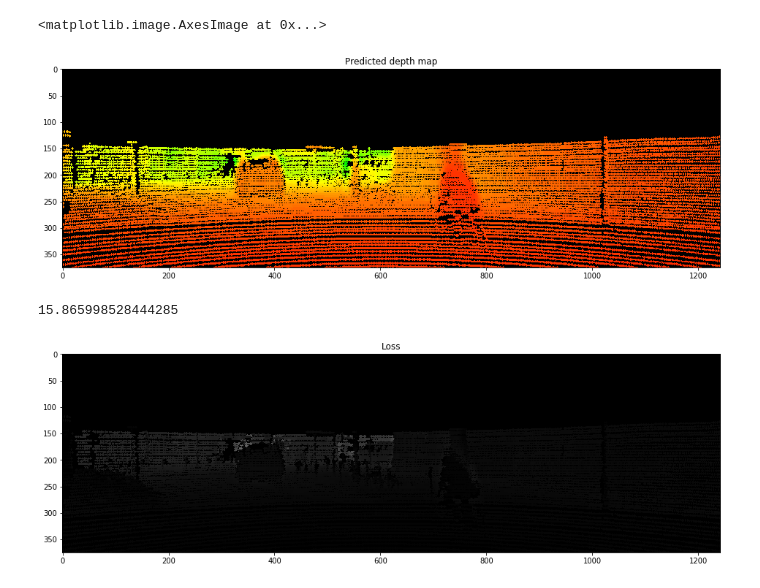
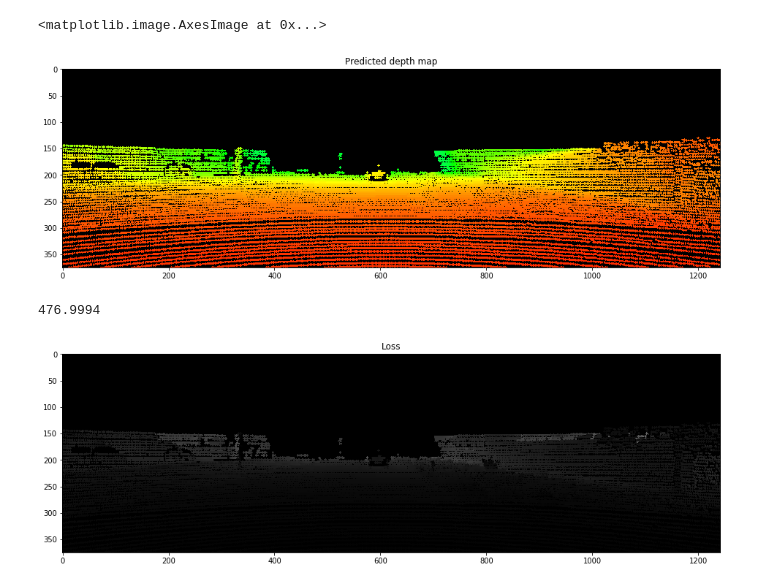
Before and after one commit to wildcat5566/mergedepth, a Jupyter notebook: lidar_gt_loss_demo.ipynb, the cells around one changed output. Drawn from its saved outputs; the diff is of its cells as text; code cells hidden in the pictures.

```diff
--- a/lidar_gt_loss_demo.ipynb
+++ b/lidar_gt_loss_demo.ipynb
@@ -40,13 +40,13 @@ def show_lidar(img, dots):
     plt.title('Lidar data')
     plt.imshow(canvas)
 
-train_dir = '/data/KITTI/KITTI_RAW/2011_09_26/2011_09_26_drive_0005_sync/'
+train_dir = '/data/KITTI/KITTI_RAW/2011_09_26/2011_09_26_drive_0015_sync/'
 velo_path = train_dir + 'velodyne_points/data/'
 image_path = train_dir + 'image_02/data'
 
 v2c_filepath = '/data/KITTI/KITTI_RAW/2011_09_26/calib_velo_to_cam.txt'
 c2c_filepath = '/data/KITTI/KITTI_RAW/2011_09_26/calib_cam_to_cam.txt'
 
-image,dots=crop_lidar(image_path,velo_path,v2c_filepath,c2c_filepath, frame_id=27)
+image,dots=crop_lidar(image_path,velo_path,v2c_filepath,c2c_filepath, frame_id=11)
 show_lidar(image,dots)
 # %% [output]
@@ -54,22 +54,22 @@ show_lidar(image,dots)
 # %%
-ref = mpimg.imread('/home/szuyu/workspace/semodepth/encode/2011_09_26_drive_0005/0000000027.jpg', 0)
+ref = mpimg.imread('/home/szuyu/workspace/semodepth/encode/2011_09_26_drive_0015/0000000011.jpg', 0)
 ref = ref / 3
 #ref = ref*np.amax(dots) / np.amax(ref) #reverse previous enhancement
 ref = cv2.resize(ref, (image.shape[1], image.shape[0]))
 
 canvas2 = image.copy()*0
 for i in range(dots.shape[0]):
     for j in range(dots.shape[1]):
         if dots[i][j]:
             cv2.circle(canvas2, (j,i), 2, (int(ref[i][j]),255,255),-1)
 
 canvas2 = cv2.cvtColor(canvas2, cv2.COLOR_HSV2RGB)
 plt.subplots(1,1, figsize = (18,5)) #13,3
 plt.title('Predicted depth map')
 plt.imshow(canvas2)
 # %% [output]
 <matplotlib.image.AxesImage at 0x...>
-[figure, old version]
+[figure, new version]
 # %%
 canvas3 = image.copy()*0
 loss = 0
@@ -86,7 +86,7 @@ for i in range(dots.shape[0]):
 plt.subplots(1,1, figsize = (18,5)) #13,3
 plt.title('Loss')
 plt.imshow(canvas3, cmap='gray')
-print(np.sqrt(loss / pt))
+print(round(loss / pt, 4))
 # %% [output]
-15.865998528444285
+476.9994
-[figure, old version]
+[figure, new version]
```
Also changed, not shown: parts of 1 cell of this notebook, 2 other files.
